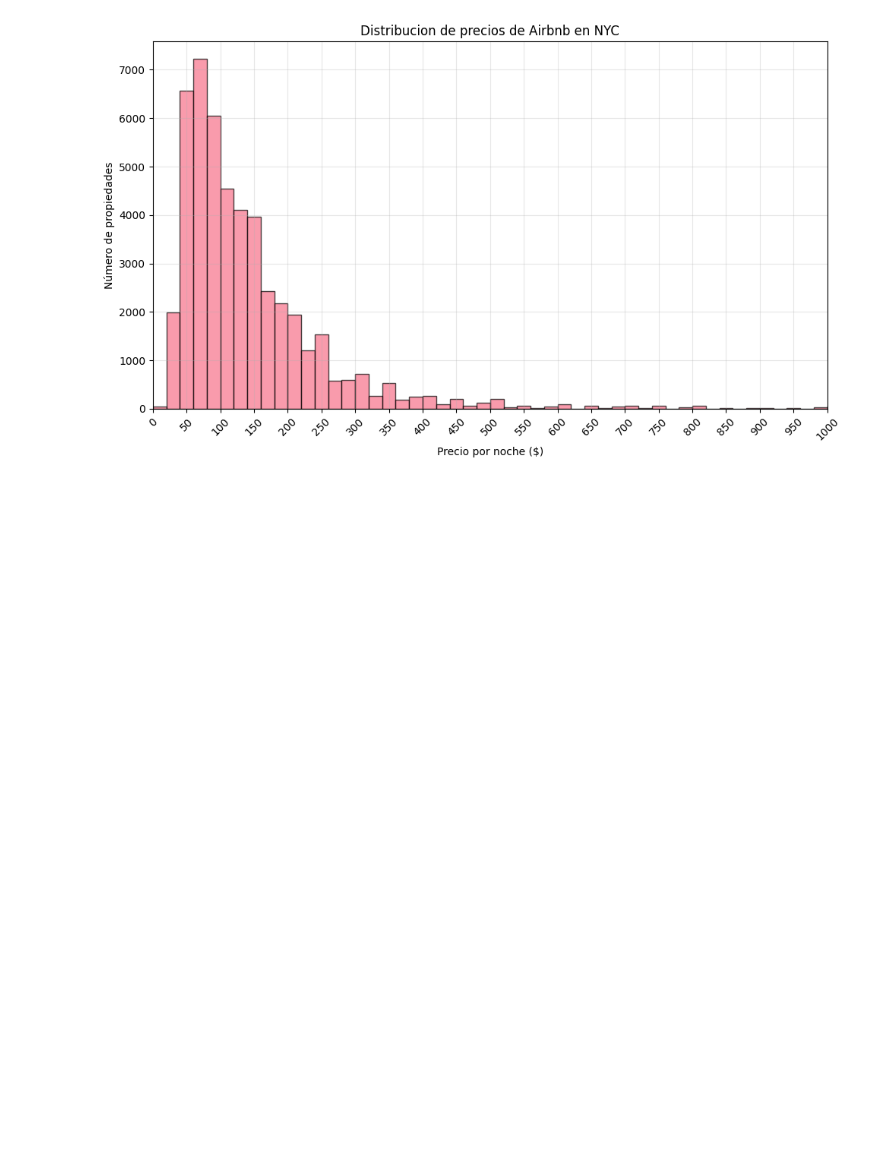
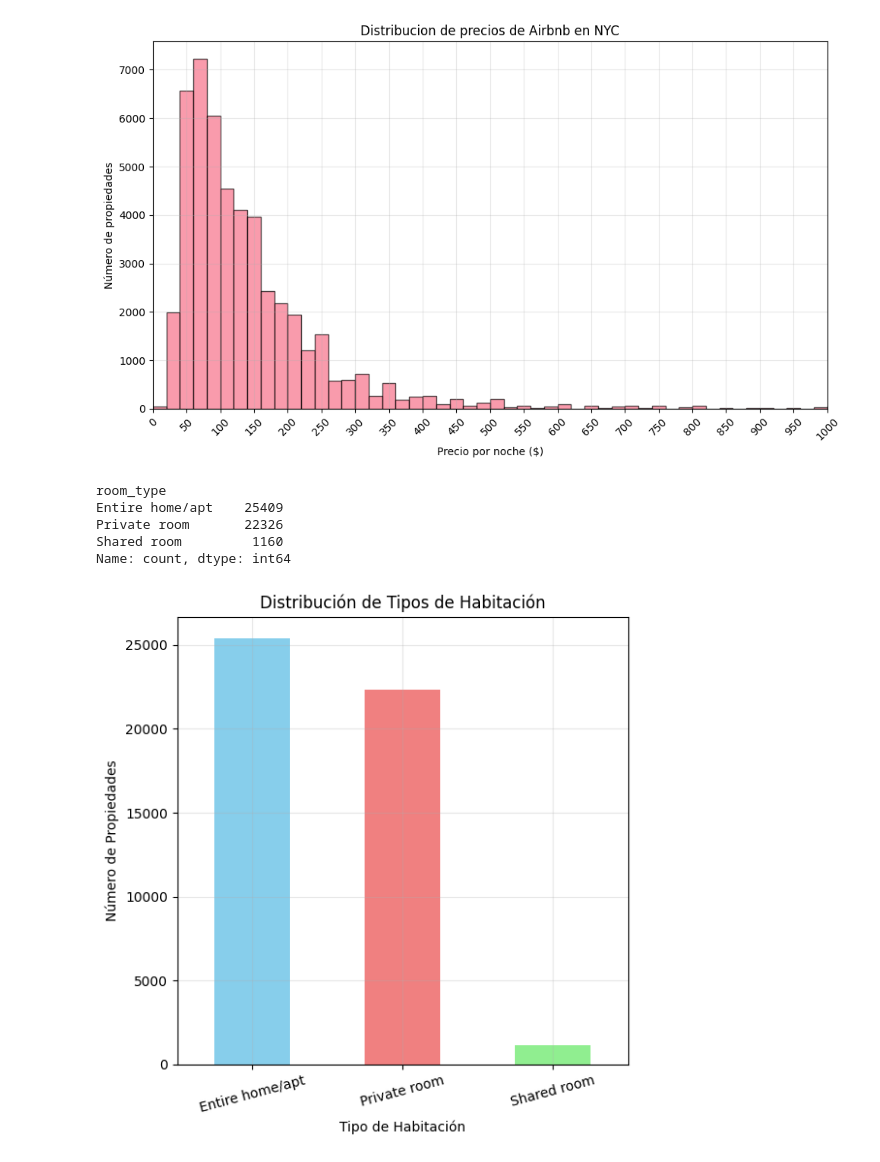
Before and after one commit to AdriARE/machine-learning-python-template, a Jupyter notebook: src/explore.ipynb, the cells around one changed output. Drawn from its saved outputs; the diff is of its cells as text; code cells hidden in the pictures; blank space fills up the shorter version.

```diff
--- a/src/explore.ipynb
+++ b/src/explore.ipynb
@@ -95,0 +94,20 @@ plt.show()
+# %%
+#TIPOS DE HABITACIÓN
+tipos_habitacion=df['room_type'].value_counts()
+print(tipos_habitacion)
+
+plt.figure(figsize=(6,6))
+tipos_habitacion.plot(kind='bar', color=['skyblue', 'lightcoral', 'lightgreen'])
+plt.title('Distribución de Tipos de Habitación')
+plt.xlabel('Tipo de Habitación')
+plt.ylabel('Número de Propiedades')
+plt.xticks(rotation=15)
+plt.grid(True, alpha=0.3)
+plt.show()
+# %% [output]
+room_type
+Entire home/apt    25409
+Private room       22326
+Shared room         1160
+Name: count, dtype: int64
+[figure, added]
```
Also changed, not shown: parts of 5 cells of this notebook, 2 other files.
